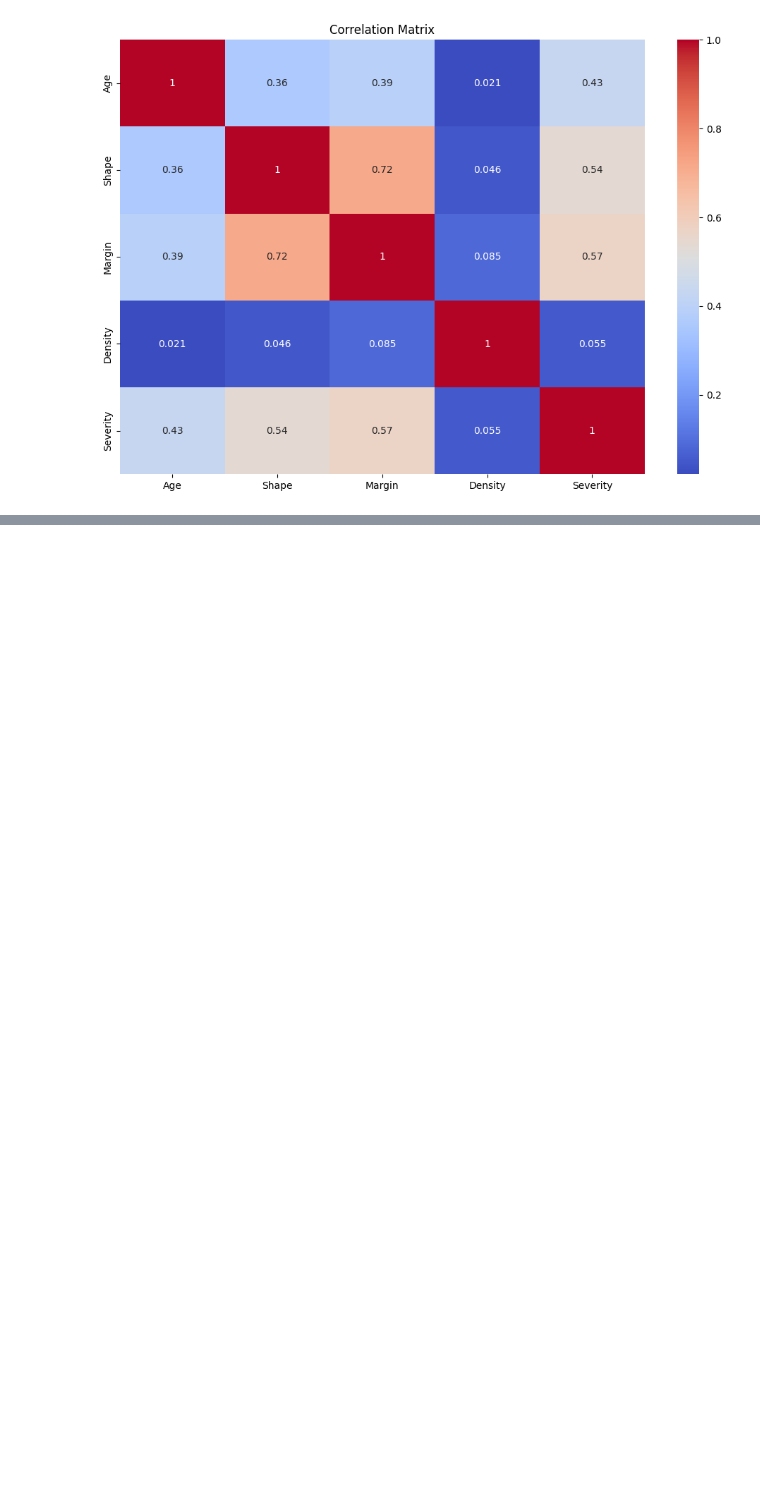
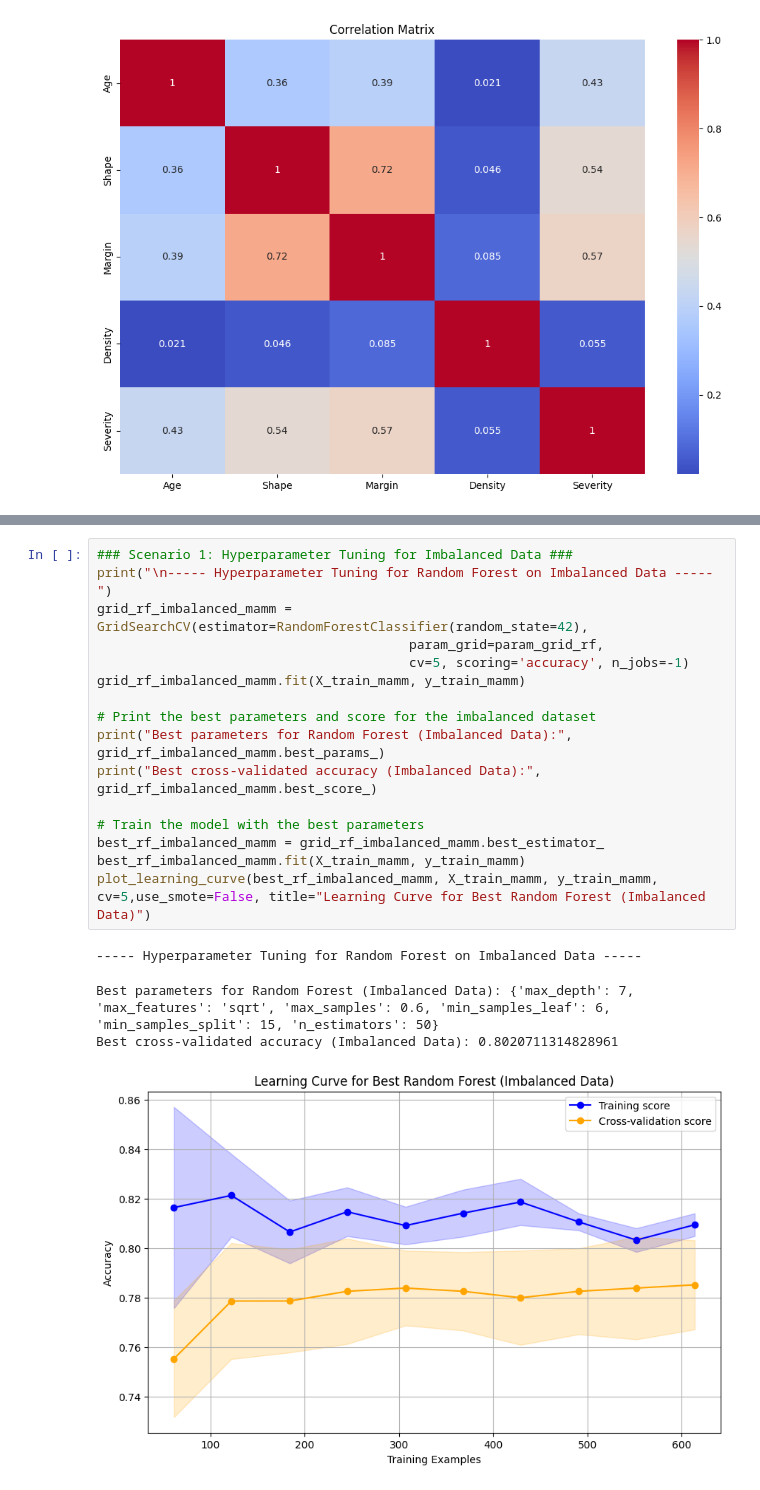
Before and after one commit to harsha5428/datascience_project, a Jupyter notebook: final_project.ipynb, the cells around one changed output, grey strips where cells are left out. Drawn from its saved outputs; the diff is of its cells as text; blank space fills up the shorter version.

```diff
--- a/final_project.ipynb
+++ b/final_project.ipynb
@@ -948,0 +1035,21 @@ plt.show()
+# %%
+### Scenario 1: Hyperparameter Tuning for Imbalanced Data ###
+print("\n----- Hyperparameter Tuning for Random Forest on Imbalanced Data -----")
+grid_rf_imbalanced_mamm = GridSearchCV(estimator=RandomForestClassifier(random_state=42),
+                                        param_grid=param_grid_rf,
+                                        cv=5, scoring='accuracy', n_jobs=-1)
+grid_rf_imbalanced_mamm.fit(X_train_mamm, y_train_mamm)
+
+# Print the best parameters and score for the imbalanced dataset
+print("Best parameters for Random Forest (Imbalanced Data):", grid_rf_imbalanced_mamm.best_params_)
+print("Best cross-validated accuracy (Imbalanced Data):", grid_rf_imbalanced_mamm.best_score_)
+
+# Train the model with the best parameters
+best_rf_imbalanced_mamm = grid_rf_imbalanced_mamm.best_estimator_
+best_rf_imbalanced_mamm.fit(X_train_mamm, y_train_mamm)
+plot_learning_curve(best_rf_imbalanced_mamm, X_train_mamm, y_train_mamm, cv=5,use_smote=False, title="Learning Curve for Best Random Forest (Imbalanced Data)")
+# %% [output]
+----- Hyperparameter Tuning for Random Forest on Imbalanced Data -----
+Best parameters for Random Forest (Imbalanced Data): {'max_depth': 7, 'max_features': 'sqrt', 'max_samples': 0.6, 'min_samples_leaf': 6, 'min_samples_split': 15, 'n_estimators': 50}
+Best cross-validated accuracy (Imbalanced Data): 0.8020711314828961
+[figure, added]
```
Also changed, not shown: parts of 14 cells of this notebook.
